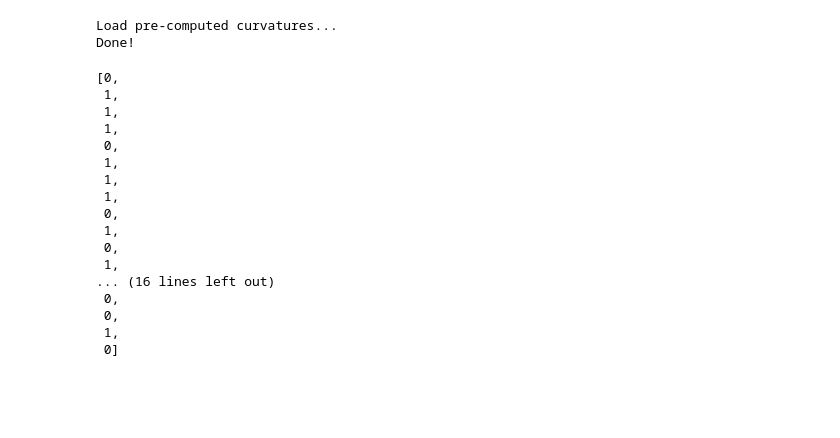
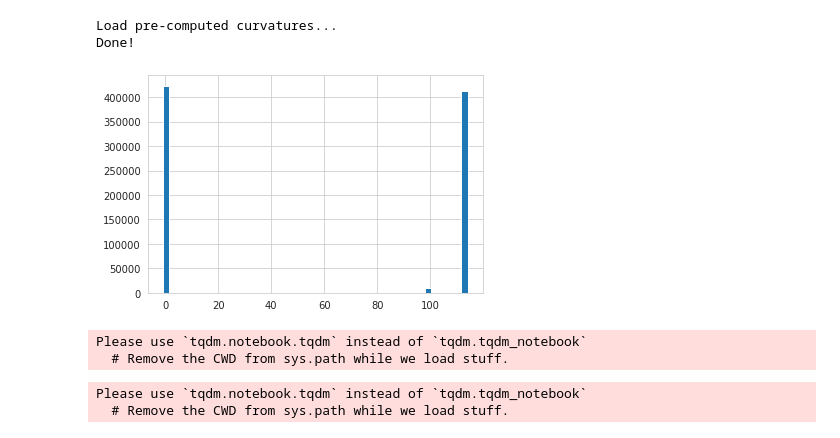
Before and after one commit to blufzzz/Discrete-Curvature-Graph-Classification, a Jupyter notebook: graph_classification.ipynb, the cells around one changed output. Drawn from its saved outputs; the diff is of its cells as text; code cells hidden in the pictures; blank space fills up the shorter version.

```diff
--- a/graph_classification.ipynb
+++ b/graph_classification.ipynb
@@ -592,33 +569,23 @@ dataloader_abide_both = DataLoader(dataset, batch_size=32, shuffle=True)
 # %%
 for batch in dataloader_abide_both:
     break
+plt.hist(batch.edge_attr.flatten().tolist(), bins=50)
+plt.show()
+# %% [output]
+[figure, added]
-# %%
-batch.y
-# %% [output]
-[0,
- 1,
- 1,
- 1,
- 0,
- 1,
- 1,
- 1,
- 0,
- 1,
- 0,
- 1,
-... (16 lines left out)
- 0,
- 0,
- 1,
- 0]
 # %%
-net = NetWithReadout(num_features=1, num_classes=num_classes, hidden=64).to(device)
-_, loss_history_baseline_abide = train_model(net,
-                                            dataloader_abide_corr,
-                                            n_epochs=240)
+net = NetWithReadout(num_features=117, num_classes=num_classes, hidden=64).to(device)
+history_loss_baseline, history_acc_baseline = train_model(net,
+                                                          dataloader_abide_both,
+                                                          n_epochs=60)
+# %% [output]
+Please use `tqdm.notebook.tqdm` instead of `tqdm.tqdm_notebook`
+  # Remove the CWD from sys.path while we load stuff.
 # %%
-curv_net = NetСurvWithReadout(num_features=3, num_classes=num_classes ,hidden=64).to(device)
-_, loss_history_curv_corr_abide = train_model(curv_net,
-                                              dataloader_abide_corr,
-                                              n_epochs=240)
+curv_net = NetСurvWithReadout(num_features=117, num_classes=num_classes, edge_dim=2, hidden=128).to(device)
+history_loss_curv, history_acc_curv = train_model(curv_net,
+                                                  dataloader_abide_both,
+                                                  n_epochs=60)
+# %% [output]
+Please use `tqdm.notebook.tqdm` instead of `tqdm.tqdm_notebook`
+  # Remove the CWD from sys.path while we load stuff.
```
Also changed, not shown: parts of 18 cells of this notebook.
